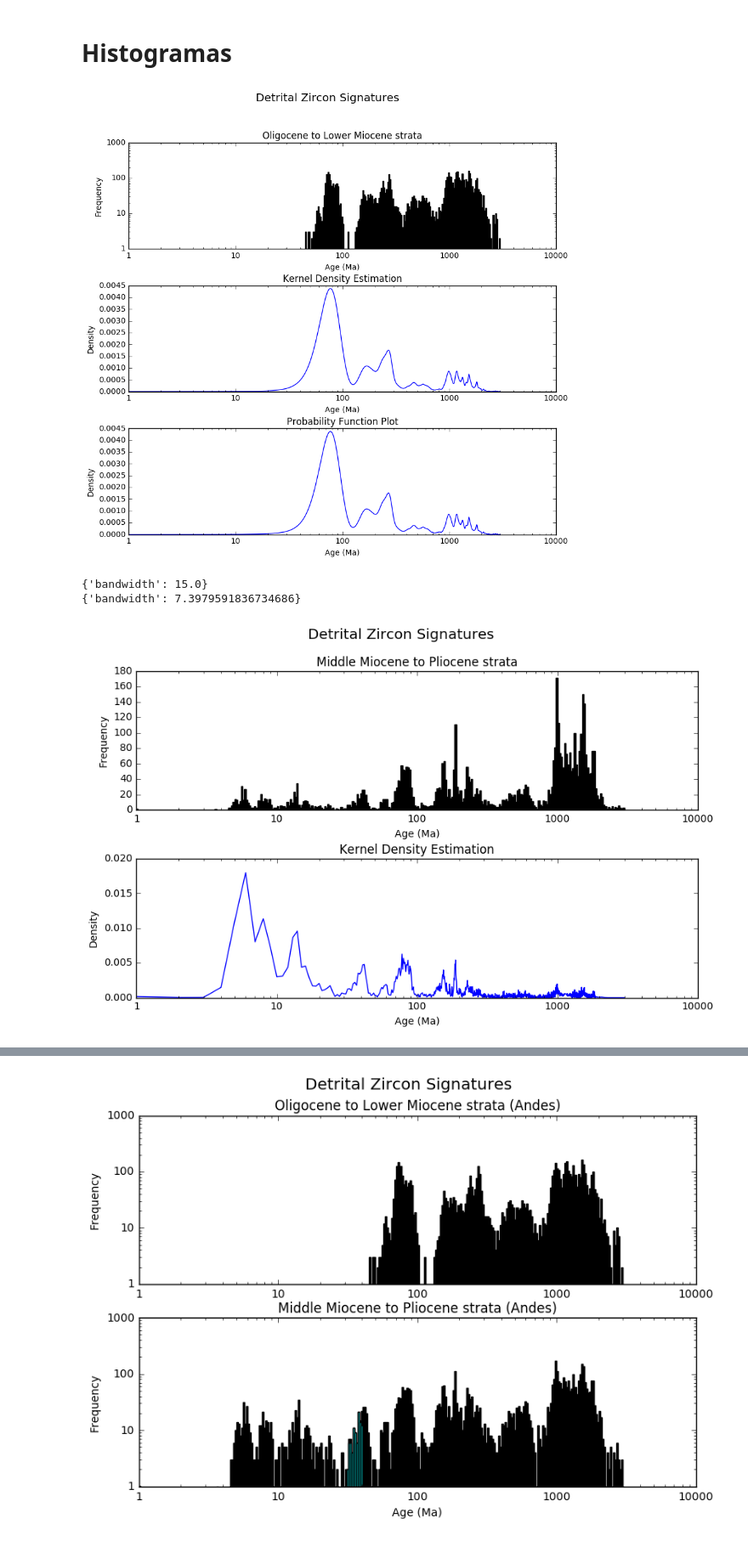
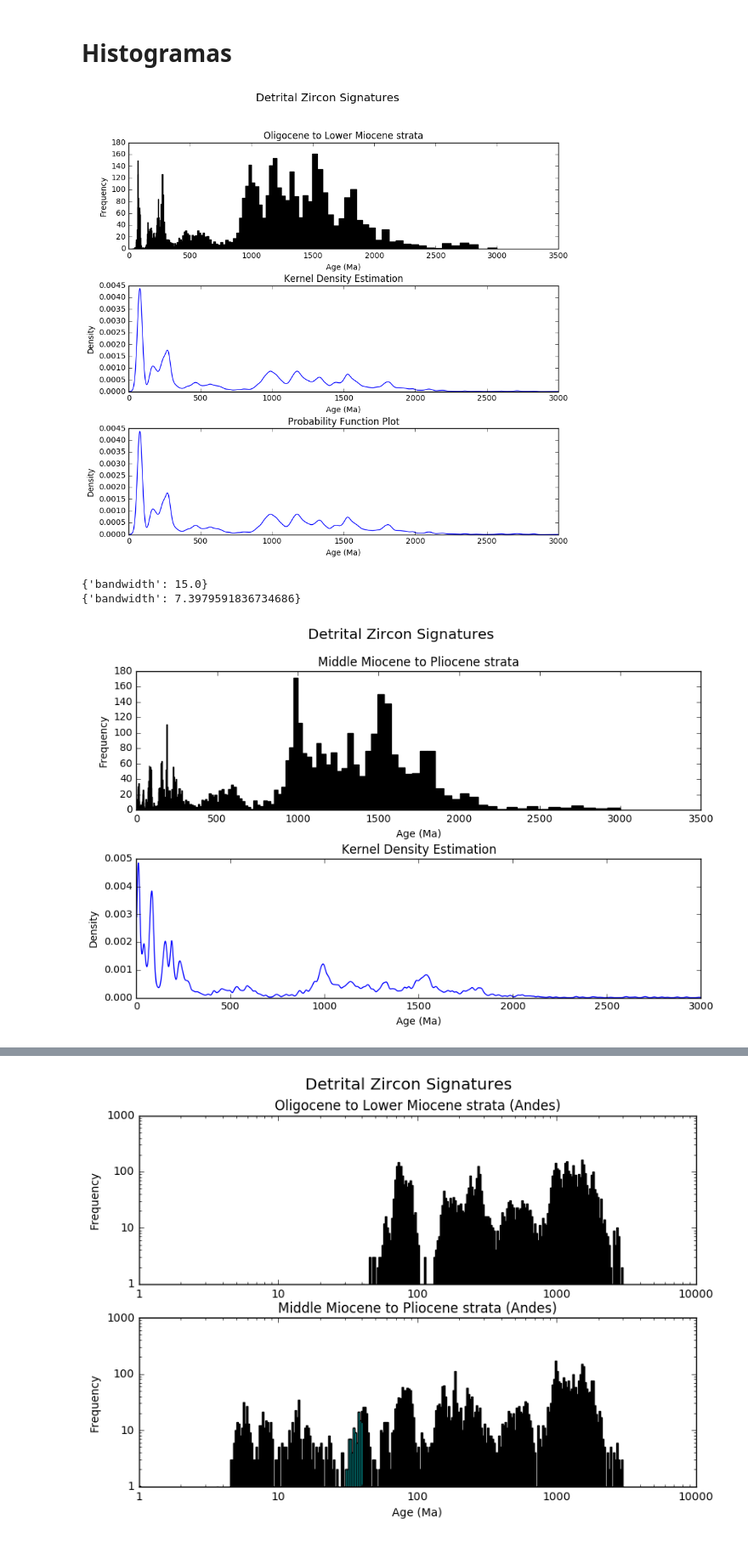
Before and after one commit to andrescorcho/Geofisica-Laboratorio, a Jupyter notebook: Plots+DZ.ipynb, the cells around one changed output, grey strips where cells are left out. Shown: that part at 85% size. Cells and saved outputs as stored; diff of their text form; code cells hidden in the pictures.

```diff
--- a/Plots+DZ.ipynb
+++ b/Plots+DZ.ipynb
@@ -348,25 +347,25 @@ def ilogexp(x):
 # %%
 #Loading Data
 #Oligocene-Lower Miocene DZ
-Hist1=loadtxt("Andes(Oli-EarlyMio).txt")
+Hist1=np.loadtxt("Andes(Oli-EarlyMio).txt")
 #Middle Miocene-Pliocene DZ
-Hist2=loadtxt("Andes(MMio-Pliocene).txt")
+Hist2=np.loadtxt("Andes(MMio-Pliocene).txt")
 #Ecuador Signature
-EcuadorH1=loadtxt("Ecuador (EarlyMiddMio).txt") #La muestra mas joven
-EcuadorH2=loadtxt("Ecuador (OliEarlyMi).txt") #Todos menos la muestra mas joven
-EcuadorH3=loadtxt("Ecuador (OliEarMio).txt") #Todos los datos juntos
+EcuadorH1=np.loadtxt("Ecuador (EarlyMiddMio).txt") #La muestra mas joven
+EcuadorH2=np.loadtxt("Ecuador (OliEarlyMi).txt") #Todos menos la muestra mas joven
+EcuadorH3=np.loadtxt("Ecuador (OliEarMio).txt") #Todos los datos juntos
 #Cauca Signature
 #10 Ma and 2 Ma
-LaPaila=loadtxt("Zarzal.txt") #Datos La Paila Fm.
-Zarzal=loadtxt("LaPaila.txt") #Datos Zarsal Fm.
+LaPaila=np.loadtxt("Zarzal.txt") #Datos La Paila Fm.
+Zarzal=np.loadtxt("LaPaila.txt") #Datos Zarsal Fm.
 #Upper Miocene-Pliocene (Tumaco)
-Tumaco1=loadtxt("Tumaco(Pliocene).txt")
+Tumaco1=np.loadtxt("Tumaco(Pliocene).txt")
 #Lower-Middle Miocene (Tumaco)
-Tumaco2=loadtxt("Tumaco(middleMiocene).txt")
+Tumaco2=np.loadtxt("Tumaco(middleMiocene).txt")
 #Middle-Upper Miocene (Cauca-Patia)
-Patia1=loadtxt("CanalBasin (Oligocene-Lower Miocene).txt")
+Patia1=np.loadtxt("CanalBasin (Oligocene-Lower Miocene).txt")
 #Lower Miocene (Cauca-Patia)
-Patia2=loadtxt("CaucaPatia(LowerMiocene).txt")
+Patia2=np.loadtxt("CaucaPatia(LowerMiocene).txt")
 # %%
 #Loading Data
 #Data to Compare
@@ -433,42 +432,42 @@ st=F1.suptitle("Detrital Zircon Signatures",fontsize="x-large")
 
 sF1=F1.add_subplot(311)
 hist(Hist1, bins = 10 ** np.linspace(np.log10(1), np.log10(3000), 300),color='black')
-gca().set_xscale("log")
-gca().set_yscale("log")
-gca().get_xaxis().set_major_formatter(matplotlib.ticker.ScalarFormatter())
-gca().get_yaxis().set_major_formatter(matplotlib.ticker.ScalarFormatter())
+#gca().set_xscale("log")
+#gca().set_yscale("log")
+#gca().get_xaxis().set_major_formatter(matplotlib.ticker.ScalarFormatter())
+#gca().get_yaxis().set_major_formatter(matplotlib.ticker.ScalarFormatter())
 xlabel("Age (Ma)")
 ylabel("Frequency")
 sF1.set_title("Oligocene to Lower Miocene strata")
 
 #Kernel Estimation
 sF2=F1.add_subplot(312)
 x1_grid=linspace(1,3000,2000)
 
 
 plot(x1_grid,kde_sklearn(Hist1,x1_grid,bandwidth=15))
-gca().set_xscale("log")
-gca().get_xaxis().set_major_formatter(matplotlib.ticker.ScalarFormatter())
+#gca().set_xscale("log")
+#gca().get_xaxis().set_major_formatter(matplotlib.ticker.ScalarFormatter())
 xlabel("Age (Ma)")
 ylabel("Density")
 sF2.set_title("Kernel Density Estimation")
 
 #Probability density estomation
 sF3=F1.add_subplot(313)
 plot(x1_grid,kde_scipy(Hist1,x1_grid,bandwidth=15))
-gca().set_xscale("log")
-gca().get_xaxis().set_major_formatter(matplotlib.ticker.ScalarFormatter())
+#gca().set_xscale("log")
+#gca().get_xaxis().set_major_formatter(matplotlib.ticker.ScalarFormatter())
 xlabel("Age (Ma)")
 ylabel("Density")
 sF3.set_title("Probability Function Plot")
 
 F1.tight_layout()
 st.set_y(0.95)
 F1.subplots_adjust(top=0.85)
 
 savefig('DZ_Oligocene_Lower Miocene.png')
 # %% [output]
-[figure, old version]
+[figure, new version]
 # %%
 #Best bandwidth
 
@@ -492,19 +491,18 @@ x1_grid=linspace(1,3000,3000)
 
 sF1=F2.add_subplot(211)
 hist(Hist2, bins = 10 ** np.linspace(np.log10(1), np.log10(3000), 300),color='black')
-gca().set_xscale("log")
+#gca().set_xscale("log")
 #gca().set_yscale("log")
-gca().get_xaxis().set_major_formatter(matplotlib.ticker.ScalarFormatter())
+#gca().get_xaxis().set_major_formatter(matplotlib.ticker.ScalarFormatter())
 #gca().get_yaxis().set_major_formatter(matplotlib.ticker.ScalarFormatter())
 sF1.set_title("Middle Miocene to Pliocene strata")
 xlabel("Age (Ma)")
 ylabel("Frequency")
 
 sF2=F2.add_subplot(212)
-ker=ssvkernel(Hist2,x1_grid)
-plot(x1_grid,ker[0])
-gca().set_xscale("log")
-gca().get_xaxis().set_major_formatter(matplotlib.ticker.ScalarFormatter())
+plot(x1_grid,kde_scipy(Hist2,x1_grid,bandwidth=7.4))
+#gca().set_xscale("log")
+#gca().get_xaxis().set_major_formatter(matplotlib.ticker.ScalarFormatter())
 sF2.set_title("Kernel Density Estimation")
 
 xlabel("Age (Ma)")
@@ -517,4 +515,4 @@ F2.subplots_adjust(top=0.85)
 
 savefig('DZ_Middle Miocene_Pliocene.png')
 # %% [output]
-[figure, old version]
+[figure, new version]
```
Also changed, not shown: parts of 5 cells of this notebook.
